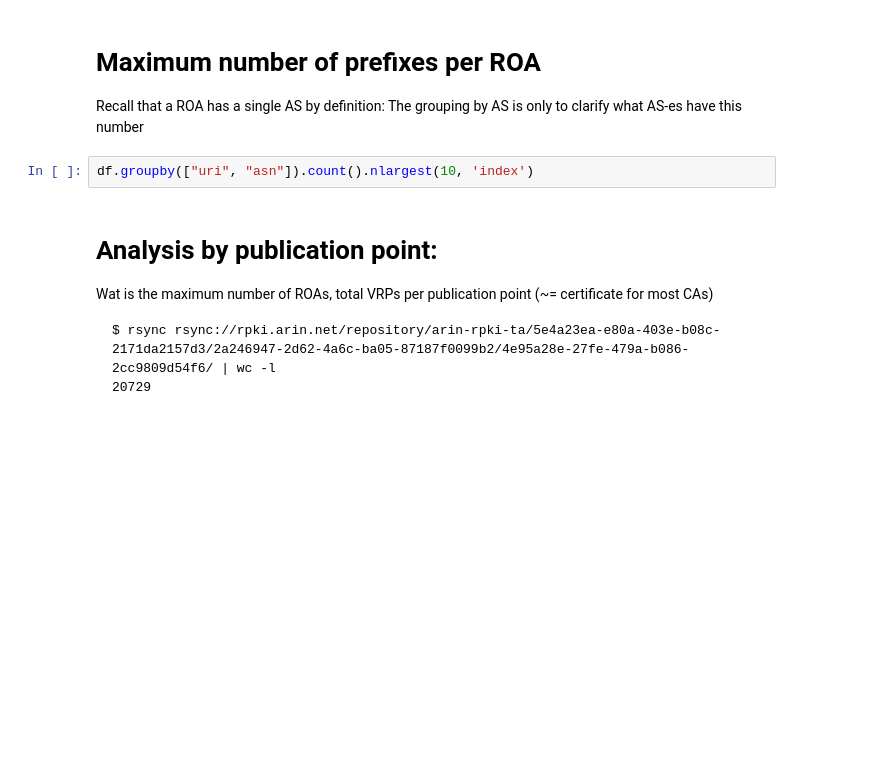
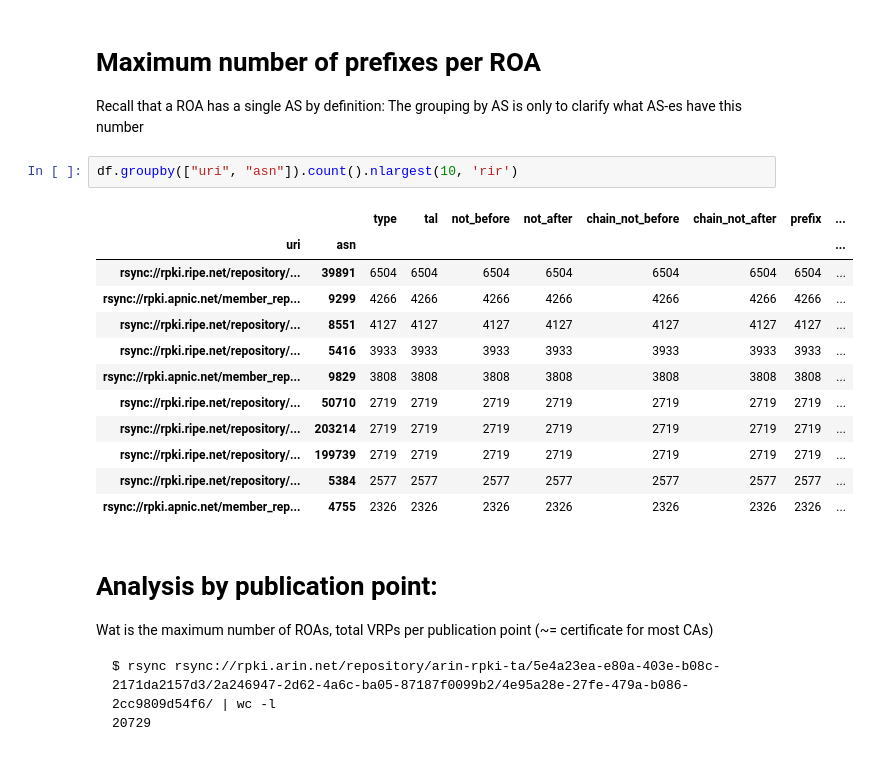
Before and after one commit to ties/rpki-analysis, a Jupyter notebook: workbooks/objects_per_ca_analysis.ipynb, the cells around one changed output. Cells and saved outputs as stored; diff of their text form; blank space fills up the shorter version.

```diff
--- a/workbooks/objects_per_ca_analysis.ipynb
+++ b/workbooks/objects_per_ca_analysis.ipynb
@@ -90,7 +136,20 @@ top_10
 # Maximum number of prefixes per ROA
 Recall that a ROA has a single AS by definition: The grouping by AS is only to clarify what AS-es have this number
 # %%
-df.groupby(["uri", "asn"]).count().nlargest(10, 'index')
+df.groupby(["uri", "asn"]).count().nlargest(10, 'rir')
+# %% [output]
+|  |  | type | tal | not_before | not_after | chain_not_before | chain_not_after | prefix | ... |
+| uri | asn |  |  |  |  |  |  |  | ... |
+| rsync://rpki.ripe.net/repository/... | 39891 | 6504 | 6504 | 6504 | 6504 | 6504 | 6504 | 6504 | ... |
+| rsync://rpki.apnic.net/member_rep... | 9299 | 4266 | 4266 | 4266 | 4266 | 4266 | 4266 | 4266 | ... |
+| rsync://rpki.ripe.net/repository/... | 8551 | 4127 | 4127 | 4127 | 4127 | 4127 | 4127 | 4127 | ... |
+| rsync://rpki.ripe.net/repository/... | 5416 | 3933 | 3933 | 3933 | 3933 | 3933 | 3933 | 3933 | ... |
+| rsync://rpki.apnic.net/member_rep... | 9829 | 3808 | 3808 | 3808 | 3808 | 3808 | 3808 | 3808 | ... |
+| rsync://rpki.ripe.net/repository/... | 50710 | 2719 | 2719 | 2719 | 2719 | 2719 | 2719 | 2719 | ... |
+| rsync://rpki.ripe.net/repository/... | 203214 | 2719 | 2719 | 2719 | 2719 | 2719 | 2719 | 2719 | ... |
+| rsync://rpki.ripe.net/repository/... | 199739 | 2719 | 2719 | 2719 | 2719 | 2719 | 2719 | 2719 | ... |
+| rsync://rpki.ripe.net/repository/... | 5384 | 2577 | 2577 | 2577 | 2577 | 2577 | 2577 | 2577 | ... |
+| rsync://rpki.apnic.net/member_rep... | 4755 | 2326 | 2326 | 2326 | 2326 | 2326 | 2326 | 2326 | ... |
 # %% [markdown]
 # Analysis by publication point:
 Wat is the maximum number of ROAs, total VRPs per publication point (~= certificate for most CAs)
```
Also changed, not shown: parts of 11 cells of this notebook.
